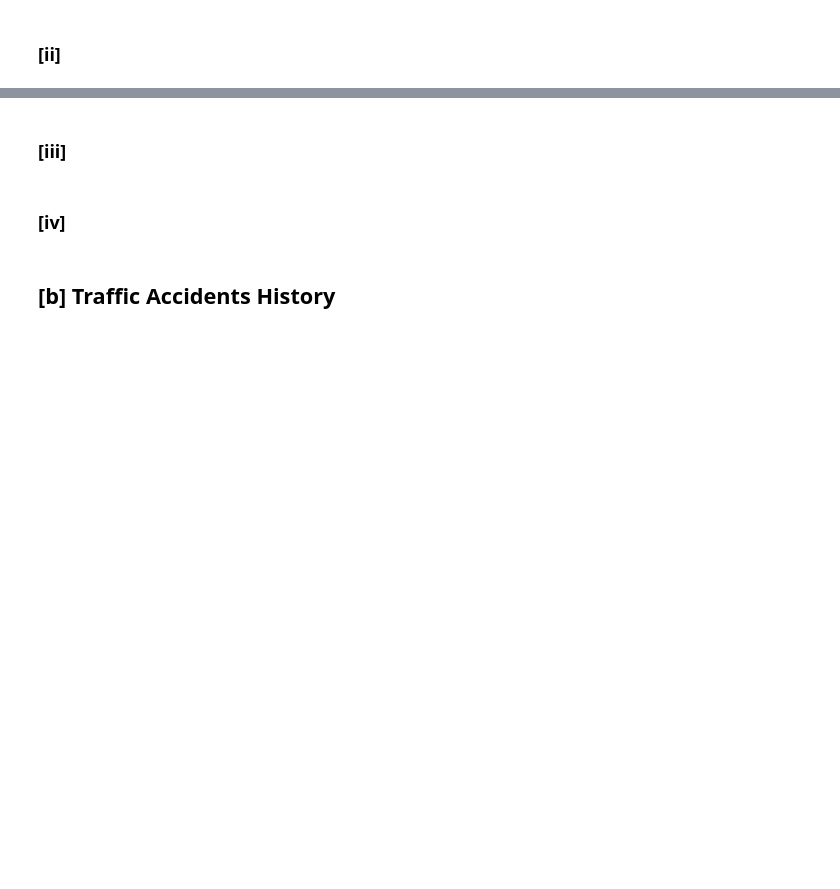
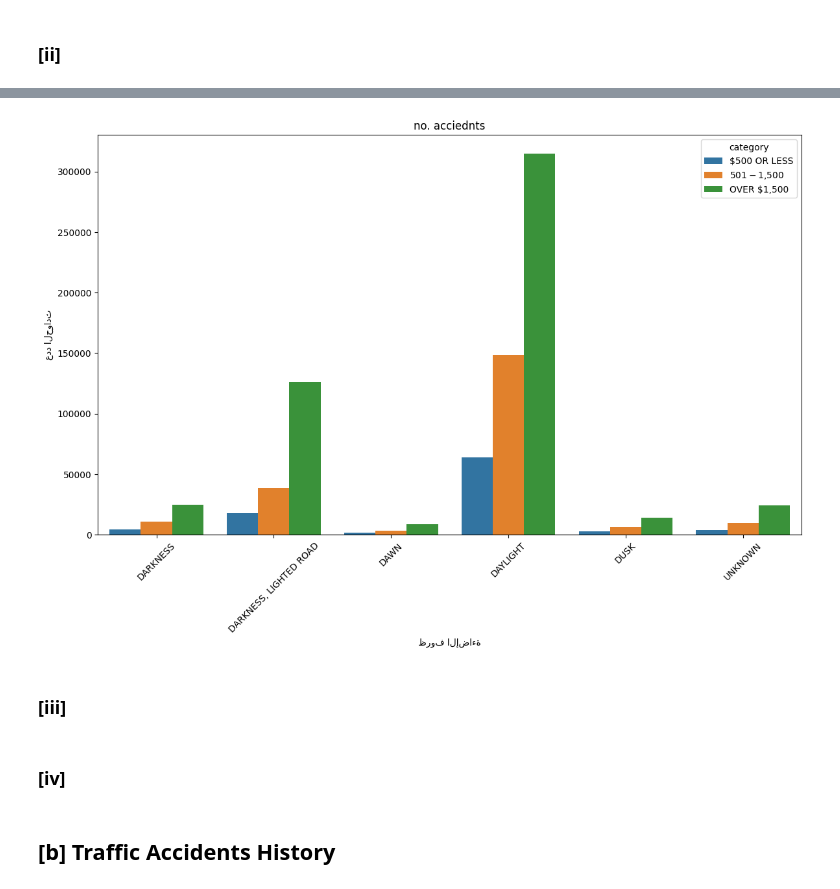
Before and after one commit to abdhashas/Data_mining_project, a Jupyter notebook: DM_HOMEWORK_1_BY_[عبدالرؤوف حسحس _طوني بطرس _عبد الله الزبداني].ipynb, the cells around one changed output, grey strips where cells are left out. Cells and saved outputs as stored; diff of their text form; code cells hidden in the pictures; blank space fills up the shorter version.

```diff
--- a/DM_HOMEWORK_1_BY_[عبدالرؤوف حسحس _طوني بطرس _عبد الله الزبداني].ipynb
+++ b/DM_HOMEWORK_1_BY_[عبدالرؤوف حسحس _طوني بطرس _عبد الله الزبداني].ipynb
@@ -1245,2 +1256,5 @@ plt.show()
 # %% [markdown]
 ### [ii]
+# %%
+lighting_damage_count = traffic_crashes.groupby(['LIGHTING_CONDITION', 'DAMAGE']).size().reset_index(name='lighting_damage_count')
+lighting_damage_count.head()
@@ -1247,3 +1268,15 @@ plt.show()
+# %%
+# رسم المخطط باستخدام Seaborn
+plt.figure(figsize=(14, 8))
+sns.barplot(data=lighting_damage_count, x='LIGHTING_CONDITION', y='lighting_damage_count', hue='DAMAGE')
+plt.title('no. acciednts')
+plt.xlabel('ظروف الإضاءة')
+plt.ylabel('عدد الحوادث')
+plt.xticks(rotation=45)
+plt.legend(title='category')
+plt.show()
+# %% [output]
+[figure, added]
 # %% [markdown]
 ### [iii]
 # %% [markdown]
```
Also changed, not shown: parts of 3 cells of this notebook.
